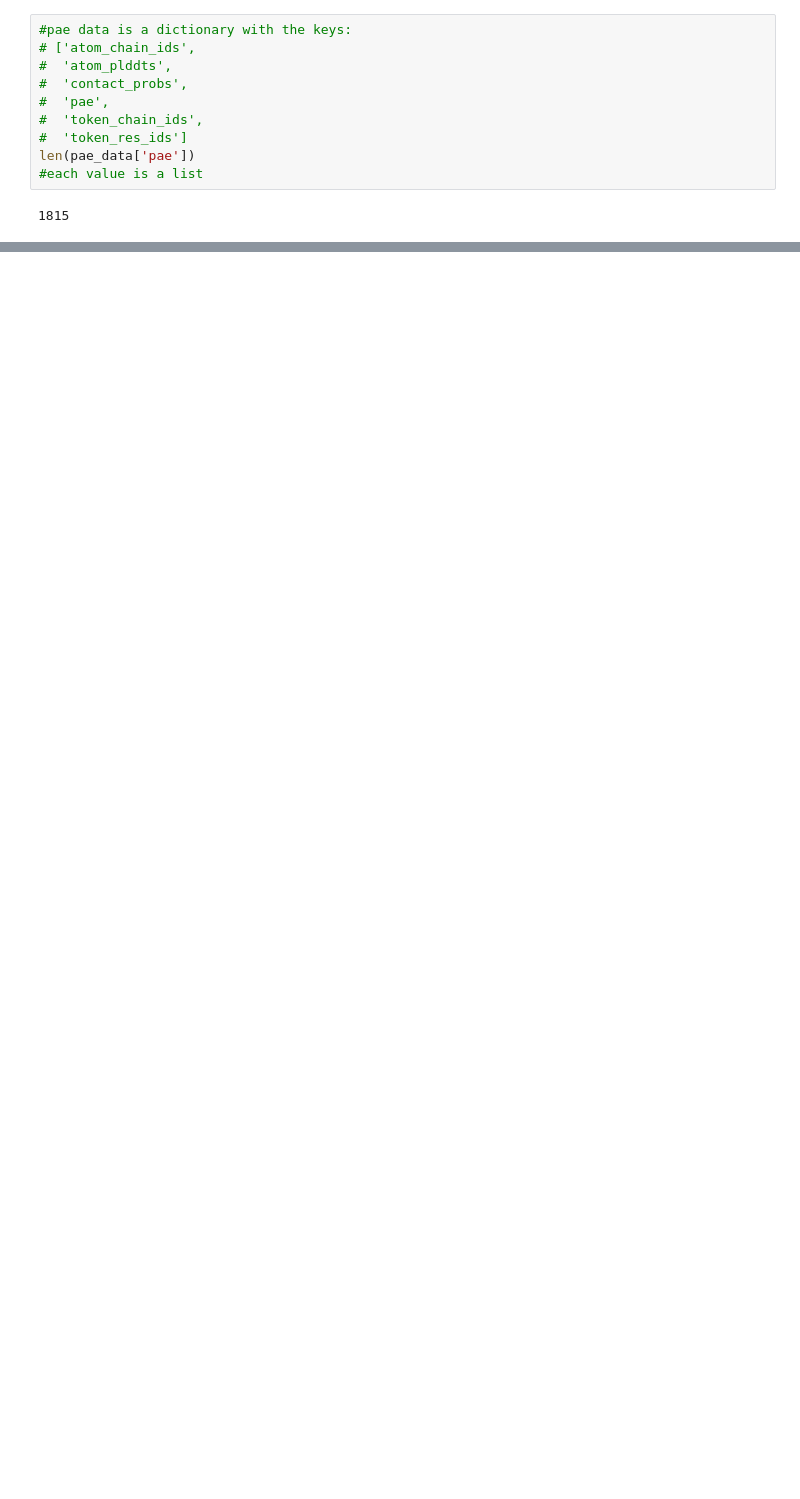
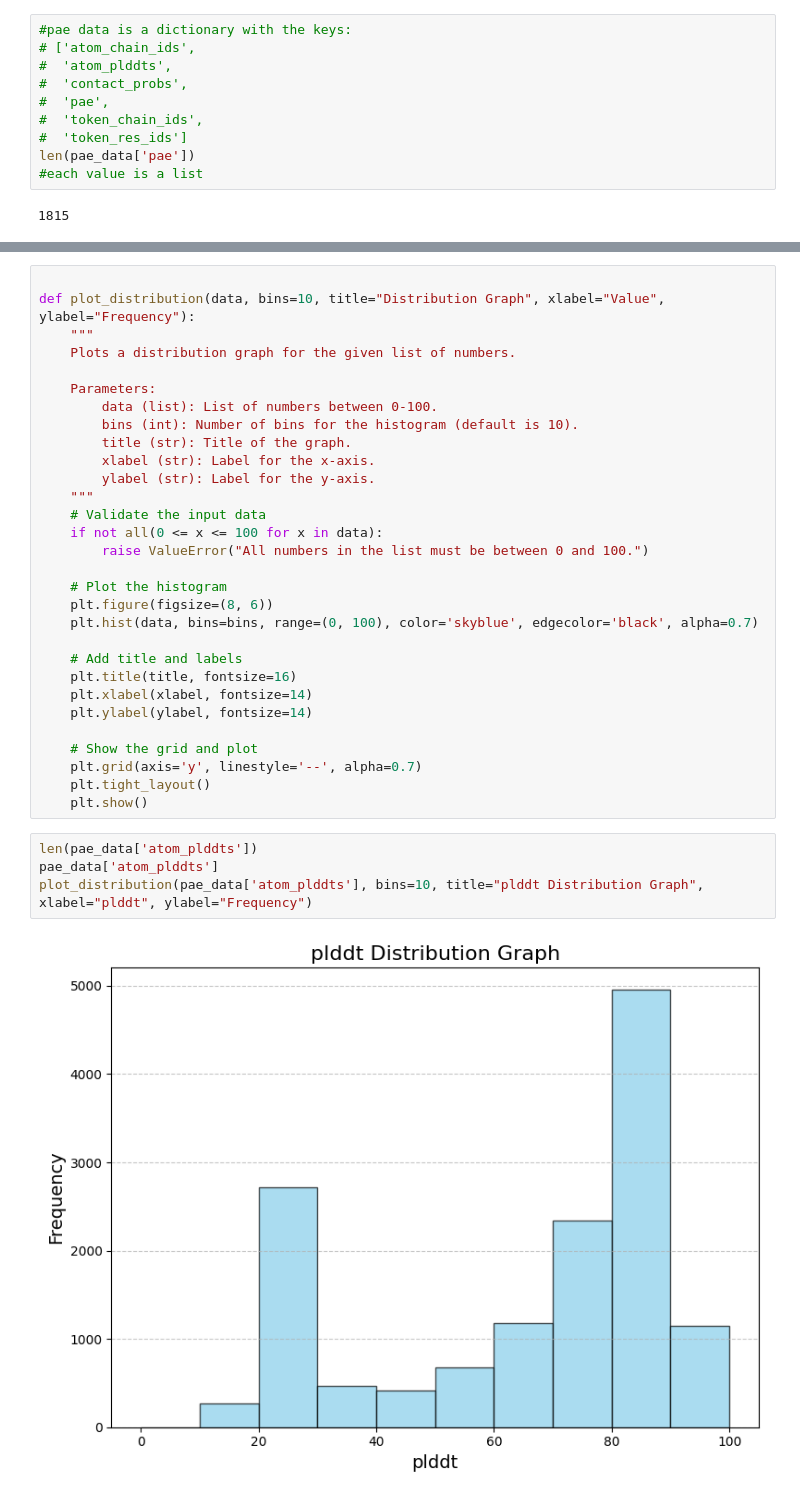
Before and after one commit to noabirman/RedefineSubunit, a Jupyter notebook: PAE_explore.ipynb, the cells around one changed output, grey strips where cells are left out. Drawn from its saved outputs; the diff is of its cells as text; blank space fills up the shorter version.

```diff
--- a/PAE_explore.ipynb
+++ b/PAE_explore.ipynb
@@ -56,0 +134,36 @@ plt.show
+# %%
+
+def plot_distribution(data, bins=10, title="Distribution Graph", xlabel="Value", ylabel="Frequency"):
+    """
+    Plots a distribution graph for the given list of numbers.
+
+    Parameters:
+        data (list): List of numbers between 0-100.
+        bins (int): Number of bins for the histogram (default is 10).
+        title (str): Title of the graph.
+        xlabel (str): Label for the x-axis.
+        ylabel (str): Label for the y-axis.
+    """
+    # Validate the input data
+    if not all(0 <= x <= 100 for x in data):
+        raise ValueError("All numbers in the list must be between 0 and 100.")
+
+    # Plot the histogram
+    plt.figure(figsize=(8, 6))
+    plt.hist(data, bins=bins, range=(0, 100), color='skyblue', edgecolor='black', alpha=0.7)
+
+    # Add title and labels
+    plt.title(title, fontsize=16)
+    plt.xlabel(xlabel, fontsize=14)
+    plt.ylabel(ylabel, fontsize=14)
+
+    # Show the grid and plot
+    plt.grid(axis='y', linestyle='--', alpha=0.7)
+    plt.tight_layout()
+    plt.show()
+# %%
+len(pae_data['atom_plddts'])
+pae_data['atom_plddts']
+plot_distribution(pae_data['atom_plddts'], bins=10, title="plddt Distribution Graph", xlabel="plddt", ylabel="Frequency")
+# %% [output]
+[figure, added]
```
Also changed, not shown: parts of 10 cells of this notebook, 2 other files.
